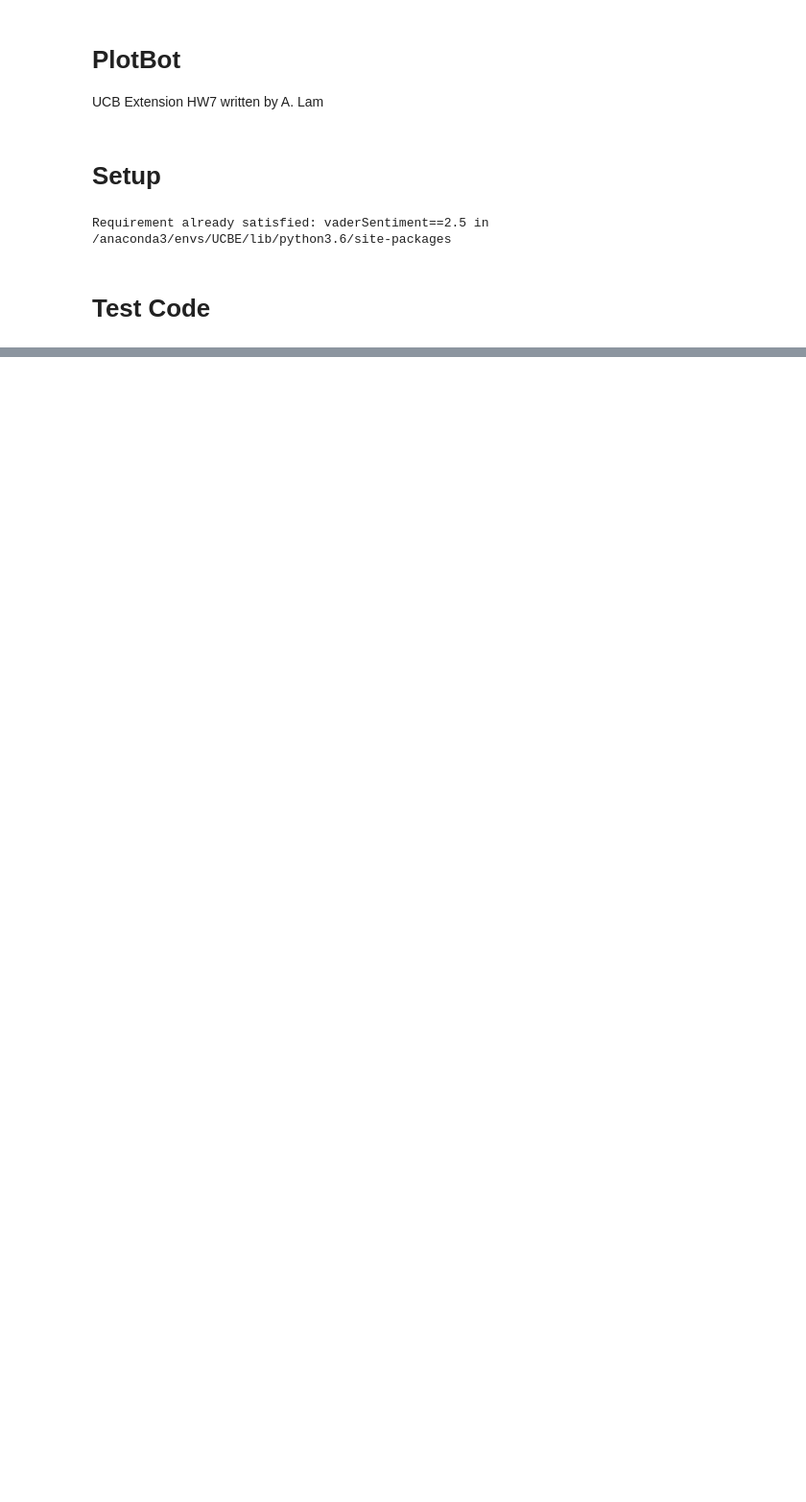
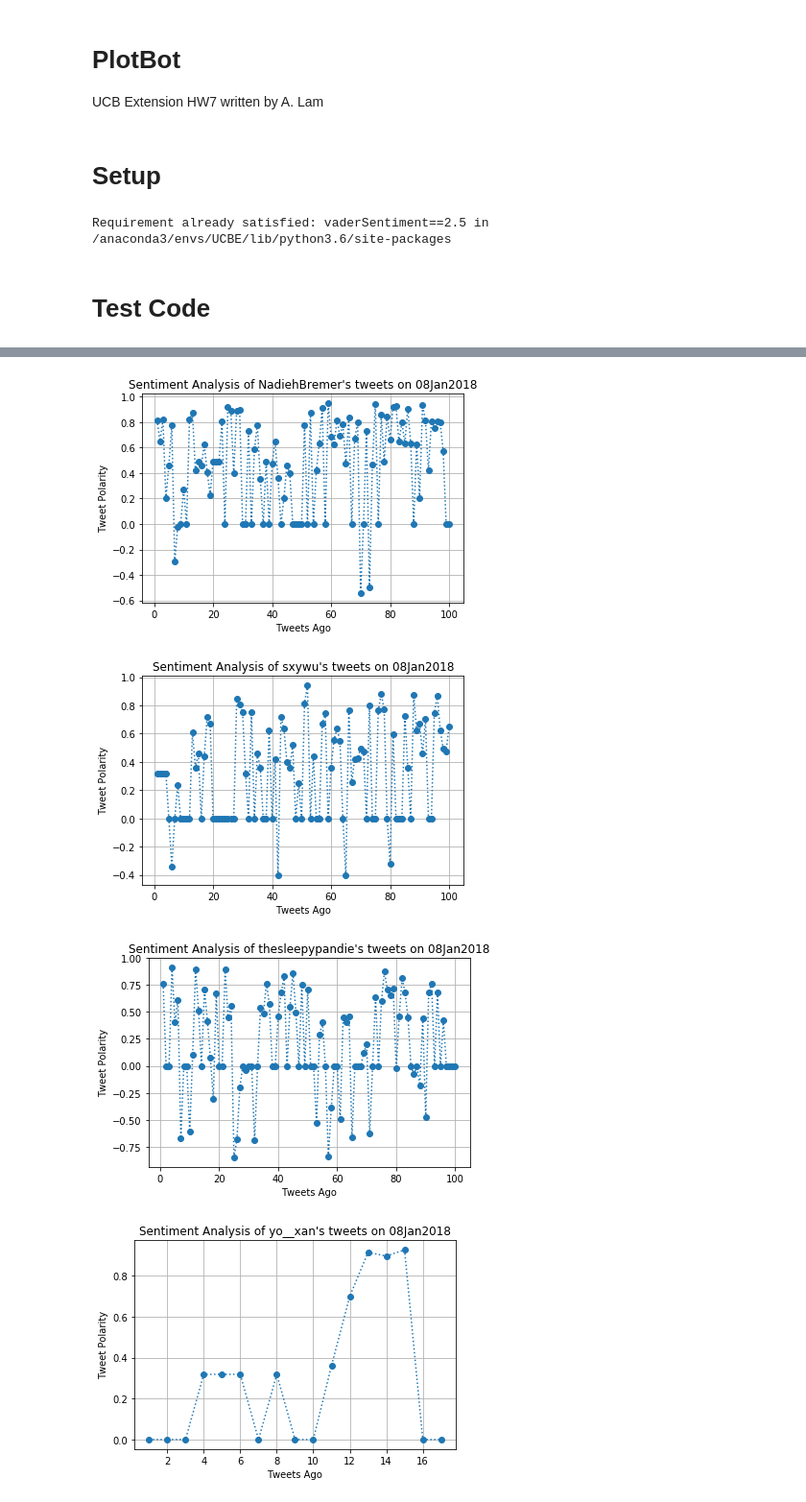
Before and after one commit to avlam/UCB-HW7, a Jupyter notebook: PlotBot_avl.ipynb, the cells around one changed output, grey strips where cells are left out. Shown at 96% size. Cells and saved outputs as stored; diff of their text form; code cells hidden in the pictures; blank space fills up the shorter version.

Commit message:
Added timestamp filtering to reply_to_tweets

```diff
--- a/PlotBot_avl.ipynb
+++ b/PlotBot_avl.ipynb
@@ -129,39 +130,54 @@ def plot_sentiment(tweet_df,save = True):
         return file_name
     else:
         print('More than one user in input dataframe')
+# %%
+def create_tweet_datetime_obj(dirty_string):
+    # Note: method used strips timezone off. ONLY USE UTC
+    clean_string = dirty_string[4:20]+dirty_string[-4:]
+    datetime_obj = datetime.strptime(clean_string, '%b %d %I:%M:%S %Y')
+    return datetime_obj
 # %%
-def reply_to_tweets(repeat = 10):
+def reply_to_tweets(repeat = 10, only_after_announcement = True):
+    SECONDS_IN_MINUTE = 60
     key_string = 'please analyze @'
     key_string_instr = key_string[:-1] + '[at]twitter handle'
-    api.update_status('Who wants a sentiment analysis of their tweets? ' \
+    response = api.update_status('Who wants a sentiment analysis of their tweets? ' \
                       'tweet at me: "%s". ' \
                       "It doesn't even need to be you! " \
                       'replying from %s PST for the next %s minutes' %
                       (key_string_instr,strftime('%H:%M', localtime()),repeat)
                      )
+    # track when announcing tweet was made, and only reply to tweets made after announcement
+    if only_after_announcement:
+        reply_after = create_tweet_datetime_obj(response['created_at'])
+    else:
+        reply_after = datetime.utcnow() - timedelta(1) #assume backlog only spans to yesterday
+
     while repeat > 0:
         results = scan_tweets()
         for index in results.index:
             tweet = str(results.loc[index,'tweet'])
             author = str(results.loc[index,'username'])
             tweet_id = str(results.loc[index,'id'])
+            time_tweeted_obj = create_tweet_datetime_obj(str(results.loc[index,'created_at']))
 #             Determine if tweet meets key string criteria
             reply = re.search(key_string,tweet)
 
-            if reply:
+            if reply and time_tweeted_obj > reply_after:
                 analysis_target = '@' + re.match('[a-zA-Z0-9_]+',tweet[reply.end():]).group()
                 analysis_results = vader_tweets(analysis_target)
                 filename = plot_sentiment(analysis_results)
                 try:
                     upload = api.media_upload(filename=filename)
                     media_ids = [upload['media_id_string']]
-                    api.update_status(status = 'Here you go, @%s! ' \
+                    api.update_status(status = '@%s Here you go! ' \
                                       'A VADER sentiment analysis of %s' % (author, analysis_target),
                                   in_reply_to_status = tweet_id, media_ids=media_ids)
                 except:
                     print('failed to tweet. Possibly duplicate.')
+        # Update reply after to prevent repeats
+        reply_after = datetime.utcnow()
         repeat -= 1
-        sleep(60)
-    api.update_status('Done replying. Until next time!')
+        sleep(SECONDS_IN_MINUTE)
 # %% [markdown]
 # Test Code
@@ -179,0 +184,7 @@ KeyboardInterrupt:
+# %%
+reply_to_tweets(repeat = 15, only_after_announcement=False)
+# %% [output]
+[figure, added]
+[figure, added]
+[figure, added]
+[figure, added]
```
Also changed, not shown: parts of 3 cells of this notebook.
